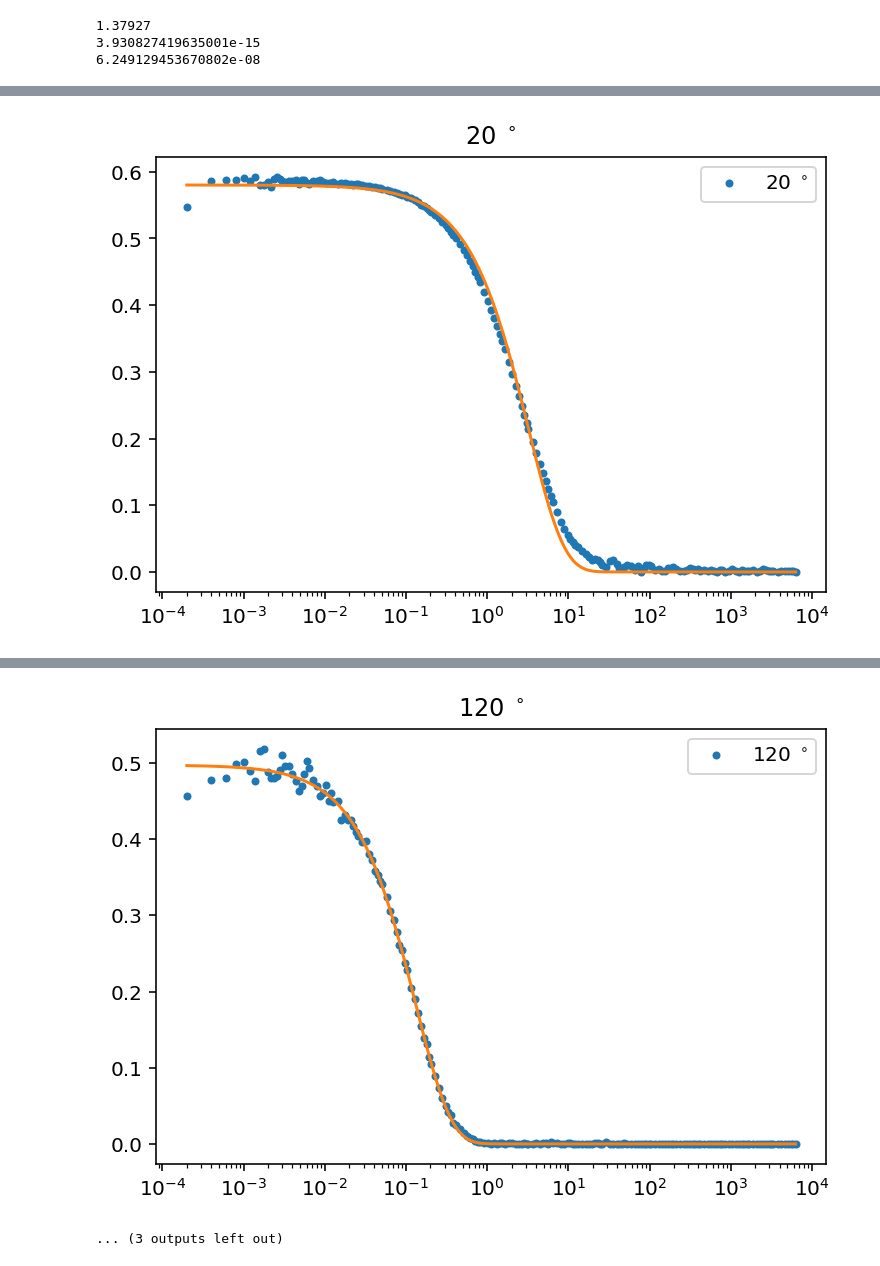
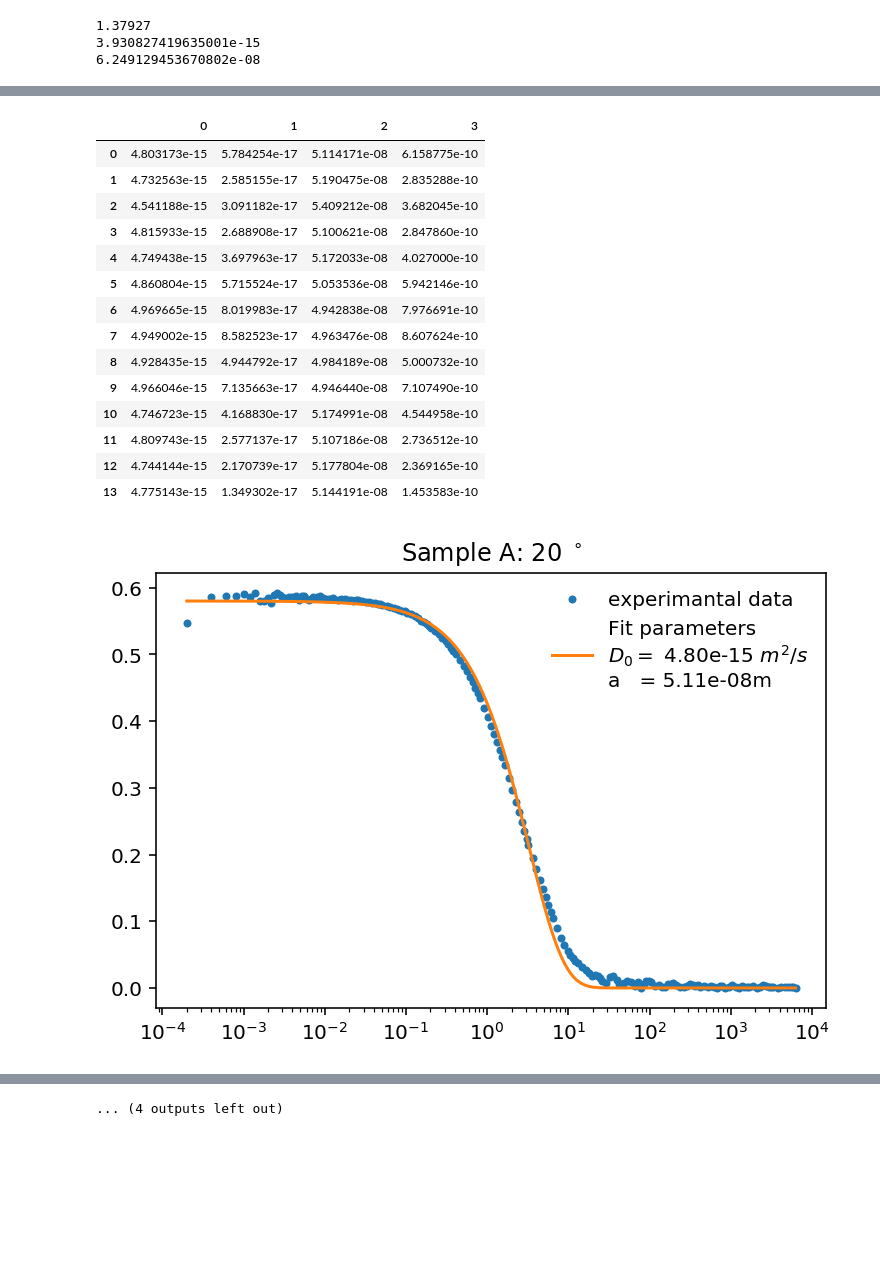
Before and after one commit to qwretz/fpraktikum, a Jupyter notebook: Dynamic Light Scattering/Plots.ipynb, the cells around one changed output, grey strips where cells are left out. Saved outputs shown, nothing was run; the diff lists cells and outputs as text; code cells hidden in the pictures; blank space fills up the shorter version.

```diff
--- a/Dynamic Light Scattering/Plots.ipynb
+++ b/Dynamic Light Scattering/Plots.ipynb
@@ -64,25 +64,29 @@ def plotcorr(name,labels,ax):
     dD=perr[0]
     da=50*np.sqrt(dD**2*kB**2/(D**4*vi**2))/pi
     ax.plot(time,(np.abs(corr)),".",label="experimantal data")
-    ax.plot(time,g2(time,*popt,q),label="Fit parameters"  "\n" r"$D_0=$ {:.2e}$\pm${:.2e}$m^2/s$" "\n" r"a   = {:.2e}$\pm${:.2e}m ".format(D,dD,a,da,))
+    ax.plot(time,g2(time,*popt,q),label="Fit parameters"  "\n" r"$D_0=$ {:.2e} $m^2/s$" "\n" r"a   = {:.2e}m ".format(D,a))
     ax.semilogx()
-    ax.legend(loc=0)
-    ax.set_title(r"{} $^\circ$".format(labels))
+    ax.legend(loc=0,frameon=False)
+    ax.set_title(r"Sample A: {} $^\circ$".format(labels))
     fig.savefig("Plots/A/{}".format(labels))
-    return popt[0]
+    return(popt[0],perr[0],a,da)
 # %%
 ax=0
 #Viele Plots
 namelist=[]
 Ds=[]
+resultListA=[]
 for x in range(2,16):
      namelist.append("Data/A/{}.ASC".format(x*10))
 for x in range(len(namelist)):
-    Ds.append(plotcorr(namelist[x],angels[x],ax))
+    result=plotcorr(namelist[x],angels[x],ax)
+    Ds.append(result[0])
+    resultListA.append(result)
 #plotcorr(namelist[0],angels[0],ax)
 #ax.legend()
 
 mean=np.mean(Ds)
+pd.DataFrame(resultListA)
 # %% [output]
 [3.98503041e-15 5.86826984e-01]
 [4.02716295e-15 5.65498192e-01]
@@ -131,41 +149,73 @@ def plotcorr(name,labels,ax):
     popt,pcov=sci.optimize.curve_fit(lambda time,D,C:g2(time,D,C,q) ,time,corr , p0=(1e-15,1))
     print(popt)
     fig,ax=plt.subplots(dpi=144)
+    D=popt[0]
+    a=const.Boltzmann*300/(6*np.pi*vi*D)
+    perr = np.sqrt(np.diag(pcov))
+    dD=perr[0]
+    da=50*np.sqrt(dD**2*kB**2/(D**4*vi**2))/pi
 
-    ax.plot(time,(np.abs(corr)),".",label=r"{} $^\circ$".format(labels))
+    ax.plot(time,(np.abs(corr)),".",label="Fit parameters"  "\n" r"$D_0=$ {:.2e} $m^2/s$" "\n" r"a   = {:.2e}m ".format(D,a))
     ax.plot(time,g2(time,*popt,q))
     ax.semilogx()
-    ax.set_title(r"{} $^\circ$".format(labels))
+    ax.set_title(r"Sample B:  {} $^\circ$".format(labels))
     ax.legend()
     fig.savefig("Plots/B/{}".format(labels))
-    return(popt[0])
+    return(popt[0],perr[0],a,da)
 # %%
-#Viele Plots B
+#Viele Plots BL
 namelist=[]
 Ds=[]
+dDs=[]
+aList=[]
+daList=[]
+resultListB=[]
 for x in range(2,16):
      namelist.append("Data/B/{}.ASC".format(x*10))
 for x in range(len(namelist)):
-    Ds.append(plotcorr(namelist[x],angels[x],ax))
+    result=(plotcorr(namelist[x],angels[x],ax))
+    resultListB.append(result)
+    Ds.append(result[0])
+    dDs.append(result[1])
+    aList.append(result[2])
+    daList.append(result)
+
+
 #plotcorr(namelist[0],angels[0],ax)
 mean=np.mean(Ds)
 print(mean)
 print(const.Boltzmann*300/(6*np.pi*n*mean))
+pd.DataFrame(resultList)
 # %% [output]
 [4.80317333e-15 5.80166738e-01]
 [4.73256295e-15 5.64297570e-01]
 [4.54118841e-15 5.63508937e-01]
 [4.81593280e-15 5.52084063e-01]
 [4.74943779e-15 5.35686202e-01]
 [4.86080409e-15 5.47119486e-01]
 [4.96966462e-15 5.46484332e-01]
 [4.94900161e-15 5.34167615e-01]
 [4.92843464e-15 5.32712107e-01]
 [4.96604642e-15 5.08051356e-01]
 [4.74672303e-15 4.97255157e-01]
 [4.80974270e-15 4.84262739e-01]
 [4.74414394e-15 4.60881393e-01]
 [4.77514347e-15 4.22048917e-01]
 4.813714271689356e-15
 3.309585955878616e-08
+|  | 0 | 1 | 2 | 3 |
+| 0 | 4.803173e-15 | 5.784254e-17 | 5.114171e-08 | 6.158775e-10 |
+| 1 | 4.732563e-15 | 2.585155e-17 | 5.190475e-08 | 2.835288e-10 |
+| 2 | 4.541188e-15 | 3.091182e-17 | 5.409212e-08 | 3.682045e-10 |
+| 3 | 4.815933e-15 | 2.688908e-17 | 5.100621e-08 | 2.847860e-10 |
+| 4 | 4.749438e-15 | 3.697963e-17 | 5.172033e-08 | 4.027000e-10 |
+| 5 | 4.860804e-15 | 5.715524e-17 | 5.053536e-08 | 5.942146e-10 |
+| 6 | 4.969665e-15 | 8.019983e-17 | 4.942838e-08 | 7.976691e-10 |
+| 7 | 4.949002e-15 | 8.582523e-17 | 4.963476e-08 | 8.607624e-10 |
+| 8 | 4.928435e-15 | 4.944792e-17 | 4.984189e-08 | 5.000732e-10 |
+| 9 | 4.966046e-15 | 7.135663e-17 | 4.946440e-08 | 7.107490e-10 |
+| 10 | 4.746723e-15 | 4.168830e-17 | 5.174991e-08 | 4.544958e-10 |
+| 11 | 4.809743e-15 | 2.577137e-17 | 5.107186e-08 | 2.736512e-10 |
+| 12 | 4.744144e-15 | 2.170739e-17 | 5.177804e-08 | 2.369165e-10 |
+| 13 | 4.775143e-15 | 1.349302e-17 | 5.144191e-08 | 1.453583e-10 |
-[figure, old version]
+[figure, new version]
@@ -181,4 +231,3 @@ print(const.Boltzmann*300/(6*np.pi*n*mean))
-[figure, removed]
-... (3 outputs left out)
+... (4 outputs left out)
 # %%
 print(const.Boltzmann*300/(6*np.pi*vi*mean))
```
Also changed, not shown: parts of 9 cells of this notebook, 32 other files.
